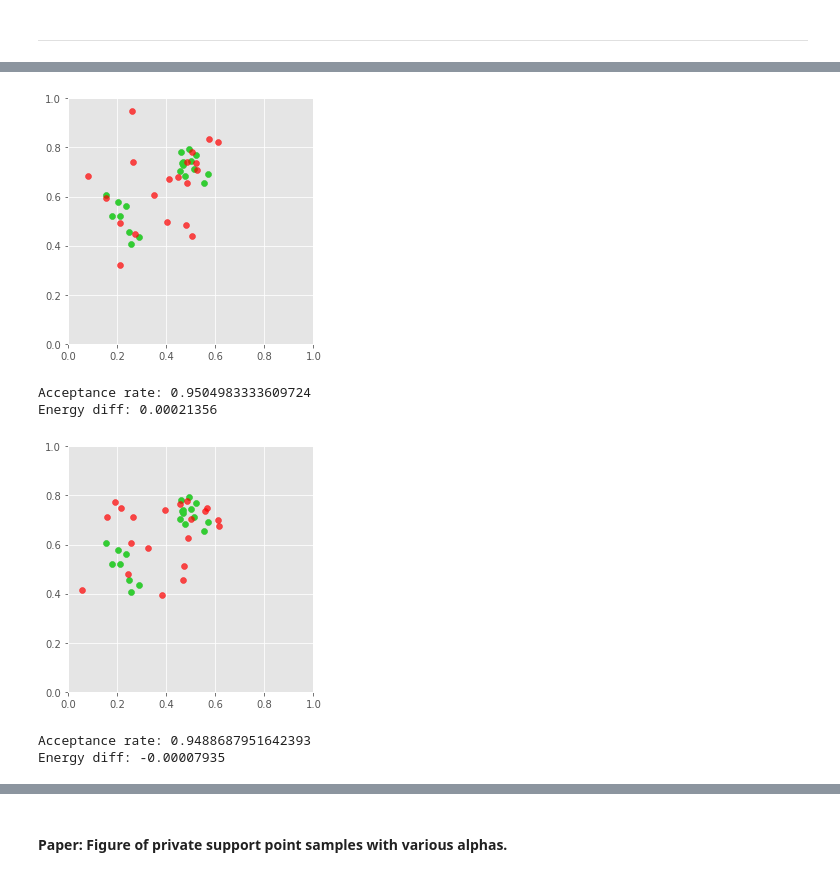
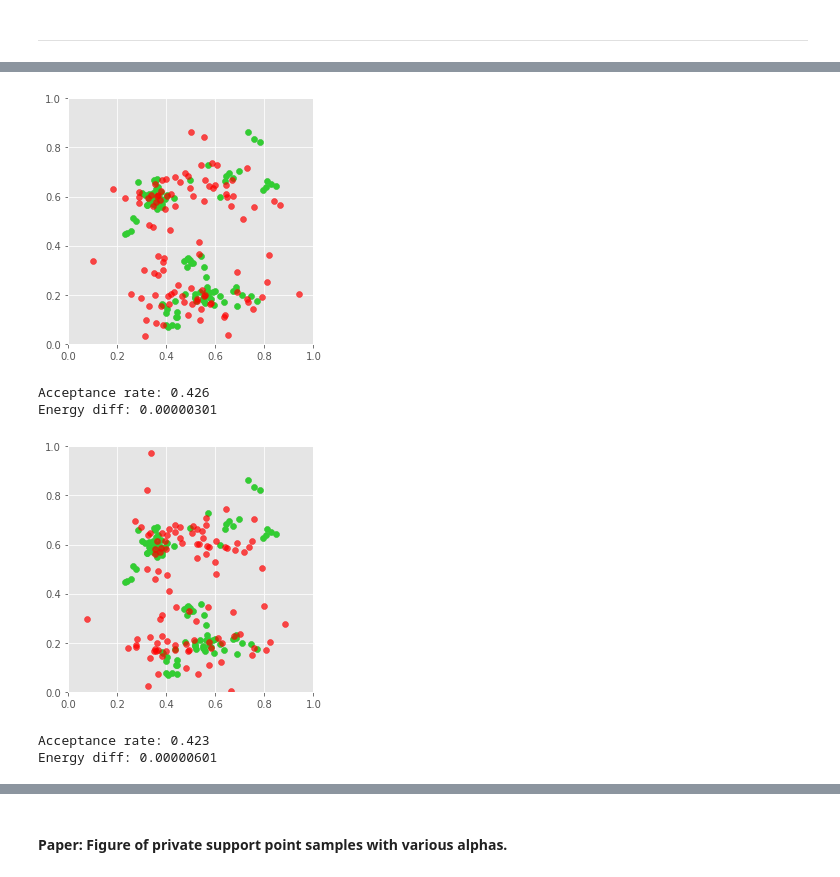
Before and after one commit to diesendruck/pv, a Jupyter notebook: mv_sp_privacy/src/sp_privacy.ipynb, the cells around one changed output, grey strips where cells are left out. Saved outputs shown, nothing was run; the diff lists cells and outputs as text; code cells hidden in the pictures.

```diff
--- a/mv_sp_privacy/src/sp_privacy.ipynb
+++ b/mv_sp_privacy/src/sp_privacy.ipynb
@@ -73,12 +71,12 @@ Y_INIT_OPTION = 'radial'         # ['grid', 'random', 'radial']
 MAX_ITER = 301                   # Num iterations in each support point optimization. [301]
 LR = 1e-2                        # Energy optimization learning rate. [1e-2]
 
-C = 3                            # Number of clusters in data. [10]
+C = 10                           # Number of clusters in data. [10]
 SIGMA_DATA = 0.03                # Bandwidth of data. [0.03]
-M = 20                           # Number of data points. [200]
+NUM_DATA = 100                   # Number of data points. [200]
 DIM = 2                          # Dimension of data. [2]
 
-N = 10                           # Number of support points. [10]
+NUM_SUPP = 20                    # Number of support points. [10]
 ALPHA = 50                       # Differential privacy level. [50]
 ENERGY_POWER = 2.                # Power for energy distance kernel. [2]
 STEP_SIZE = 1e-3                 # Diffusion and MH step sizes. [1e-3]
@@ -88,5 +86,6 @@ ___
 # 2. Load and Plot Data
 # %%
 # Load data.
-x = load_balog_data(M, DIM, C, SIGMA_DATA, make_new=True, do_weighted=True)
+#np.random.seed(345)
+x = load_balog_data(NUM_DATA, DIM, C, SIGMA_DATA, make_new=True, do_weighted=True)
 # %% [output]
@@ -97,7 +96,7 @@ ___
 # 3. Run Support Point Optimization
 # %%
 # Compute m support points on full set.
-y_opt, e_opt = get_support_points(x, N, MAX_ITER, LR, is_tf=IS_TF)
+y_opt, e_opt = get_support_points(x, NUM_SUPP, MAX_ITER, LR, is_tf=IS_TF)
 # %% [output]
 STARTING RUN. is_tf: True, y_init: radial, clip: bounds, wlb: False
   [*] Using TensorFlow optimization.
@@ -233,37 +225,34 @@ Energy diff: -0.00002786
 # %%
-if RUN_MH:
-    # Sampling parameters.
-    STEP_SIZE = 1e-3
-    NUM_Y_TILDES = 200
-    ALPHA = 1000
-    energy_sensitivity_num_data = get_energy_sensitivity(x, len(x), ALPHA)
-    print(('Exp(2 * U / alpha) = Exp(2 * {:.4f} / {:.2f}) '
-       '= Exp({:.3f})').format(energy_sensitivity_num_data, ALPHA,
-                               2. * energy_sensitivity_num_data / ALPHA))
+# Sampling parameters.
+STEP_SIZE = 5e-2
+NUM_Y_TILDES = 21
+ALPHA = 10000
+energy_sensitivity_num_data = get_energy_sensitivity(x, len(x))  # Note: Num supp = len(x).
+print(('Exp(2 * U / alpha) = Exp(2 * {:.4f} / {:.2f}) '
+   '= Exp({:.8f})').format(energy_sensitivity_num_data, ALPHA,
+                           2. * energy_sensitivity_num_data / ALPHA))
 
-    METHOD = 'mh'
-    print('\n\n--------- RUNNING {} ----------\n'.format(METHOD.upper()))
-    (y_tildes,
-     energies,
-     _) = sample_sp_exp_mech(e_opt, energy_sensitivity_num_data, x, x,  # NOTE: Instead of y_opt, use x.
-                             METHOD, STEP_SIZE, NUM_Y_TILDES, ALPHA,
-                             plot=PLOT, burnin=1000, thinning=1000)
+(y_tildes,
+ energies,
+ _) = sample_sp_exp_mech(e_opt, energy_sensitivity_num_data, x, x,  # NOTE: Instead of y_opt, use x.
+                         'mh', STEP_SIZE, NUM_Y_TILDES, ALPHA,
+                         plot=PLOT)
 
-    if PLOT:
-        #plt.title('Energies with MH, {} samples'.format(len(energies_mh)))
-        plt.hist(energies, bins=20, alpha=0.3, density=True, label='Samples')
+if PLOT:
+    #plt.title('Energies with MH, {} samples'.format(len(energies_mh)))
+    plt.hist(energies, bins=20, alpha=0.3, density=True, label='Samples')
 
 
-        # Compare to Exponential density.
-        p = exponential_param = 2. * energy_sensitivity_num_data / ALPHA
-        xs = np.linspace(0, np.max(energies), 100)
-        xs_dens = 1 / p * np.exp(-xs / p)
-        plt.plot(xs, xs_dens, c='gray', label='Exponential density')
-        plt.xlabel(r'Energy, $e(y, \tilde{y})$', fontsize=14)
-        plt.ylabel('Frequency', fontsize=14)
+    # Compare to Exponential density.
+    p = exponential_param = 2. * energy_sensitivity_num_data / ALPHA
+    xs = np.linspace(0, np.max(energies), 100)
+    xs_dens = 1 / p * np.exp(-xs / p)
+    plt.plot(xs, xs_dens, c='gray', label='Exponential density')
+    plt.xlabel(r'Energy, $e(y, \tilde{y})$', fontsize=14)
+    plt.ylabel('Frequency', fontsize=14)
 
-        plt.tight_layout()
-        plt.savefig('../output/fig_mh_energies.png')
-        plt.show()
-        print('p: {}'.format(p))
+    plt.tight_layout()
+    plt.savefig('../output/fig_mh_energies.png')
+    plt.show()
+    print('p: {}'.format(p))
 # %% [output]
@@ -289,6 +274,6 @@ Energy diff: 0.00004405
-[figure, old version]
+[figure, new version]
-Acceptance rate: 0.9504983333609724
-Energy diff: 0.00021356
+Acceptance rate: 0.426
+Energy diff: 0.00000301
-[figure, old version]
+[figure, new version]
-Acceptance rate: 0.9488687951642393
-Energy diff: -0.00007935
+Acceptance rate: 0.423
+Energy diff: 0.00000601
```
Also changed, not shown: parts of 31 cells of this notebook, 2 other files.
